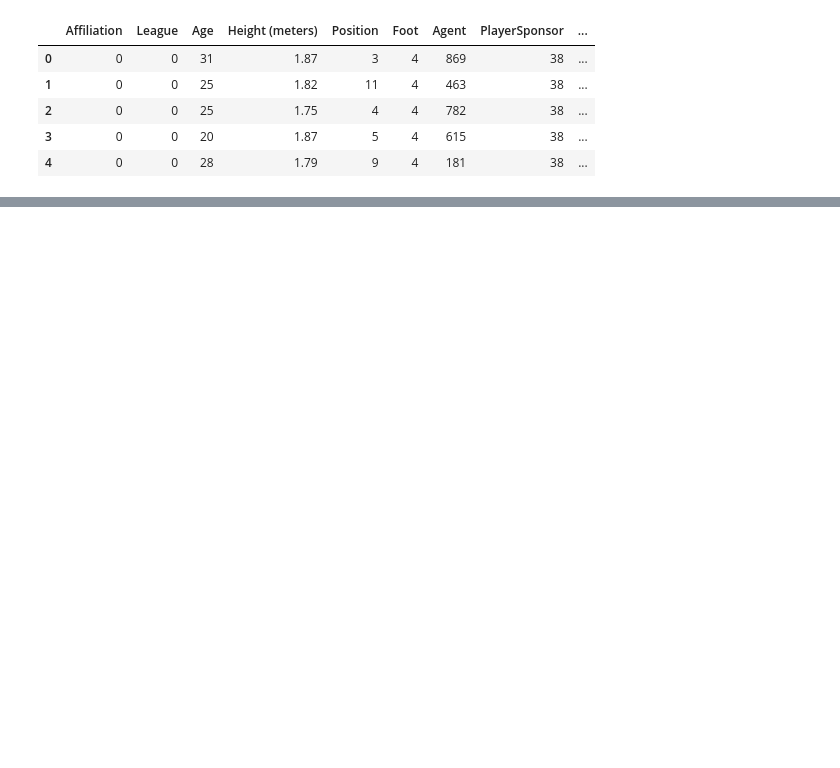
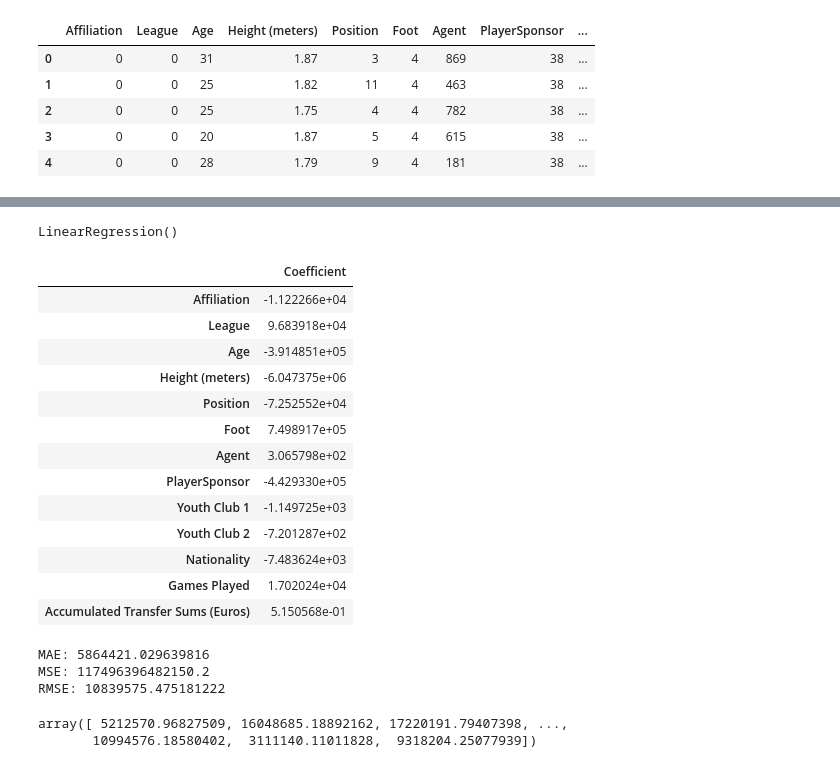
Before and after one commit to simaocunha71/machine_learning-daa, a Jupyter notebook: tarefa_grupo.ipynb, the cells around one changed output, grey strips where cells are left out. Drawn from its saved outputs; the diff is of its cells as text; code cells hidden in the pictures; blank space fills up the shorter version.

```diff
--- a/tarefa_grupo.ipynb
+++ b/tarefa_grupo.ipynb
@@ -250,0 +399,39 @@ df.head()
+# %%
+x = df.drop(['Market Value (Euros)'],axis=1)
+y = df['Market Value (Euros)']
+x_train, x_test, y_train, y_test = train_test_split(x, y, test_size=0.25, random_state=2021)
+# %%
+ln = LinearRegression()
+# %%
+ln.fit(x_train,y_train)
+# %% [output]
+LinearRegression()
+# %%
+coeff_df = pd.DataFrame(ln.coef_,x.columns,columns=['Coefficient'])
+coeff_df
+# %% [output]
+|  | Coefficient |
+| Affiliation | -1.122266e+04 |
+| League | 9.683918e+04 |
+| Age | -3.914851e+05 |
+| Height (meters) | -6.047375e+06 |
+| Position | -7.252552e+04 |
+| Foot | 7.498917e+05 |
+| Agent | 3.065798e+02 |
+| PlayerSponsor | -4.429330e+05 |
+| Youth Club 1 | -1.149725e+03 |
+| Youth Club 2 | -7.201287e+02 |
+| Nationality | -7.483624e+03 |
+| Games Played | 1.702024e+04 |
+| Accumulated Transfer Sums (Euros) | 5.150568e-01 |
+# %%
+predictions = ln.predict(x_test)
+print('MAE:', metrics.mean_absolute_error(y_test, predictions))
+print('MSE:', metrics.mean_squared_error(y_test, predictions))
+print('RMSE:', np.sqrt(metrics.mean_squared_error(y_test, predictions)))
+# %% [output]
+MAE: 5864421.029639816
+MSE: 117496396482150.2
+RMSE: 10839575.475181222
+array([ 5212570.96827509, 16048685.18892162, 17220191.79407398, ...,
+       10994576.18580402,  3111140.11011828,  9318204.25077939])
```
Also changed, not shown: parts of 19 cells of this notebook, 2 other files.
